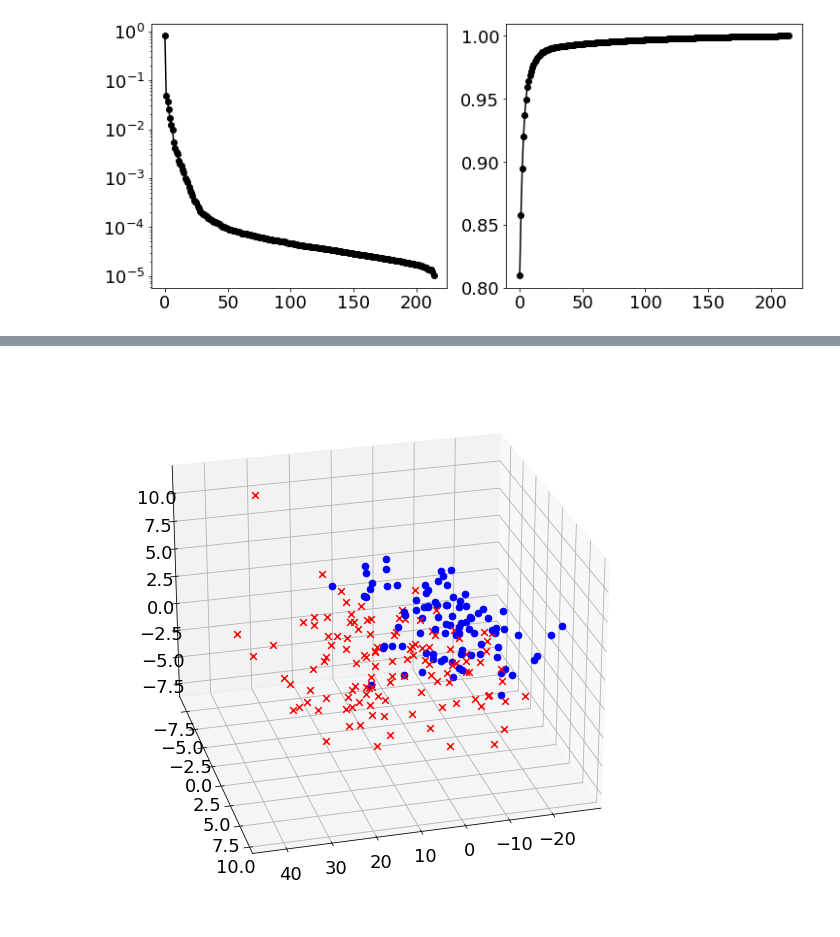
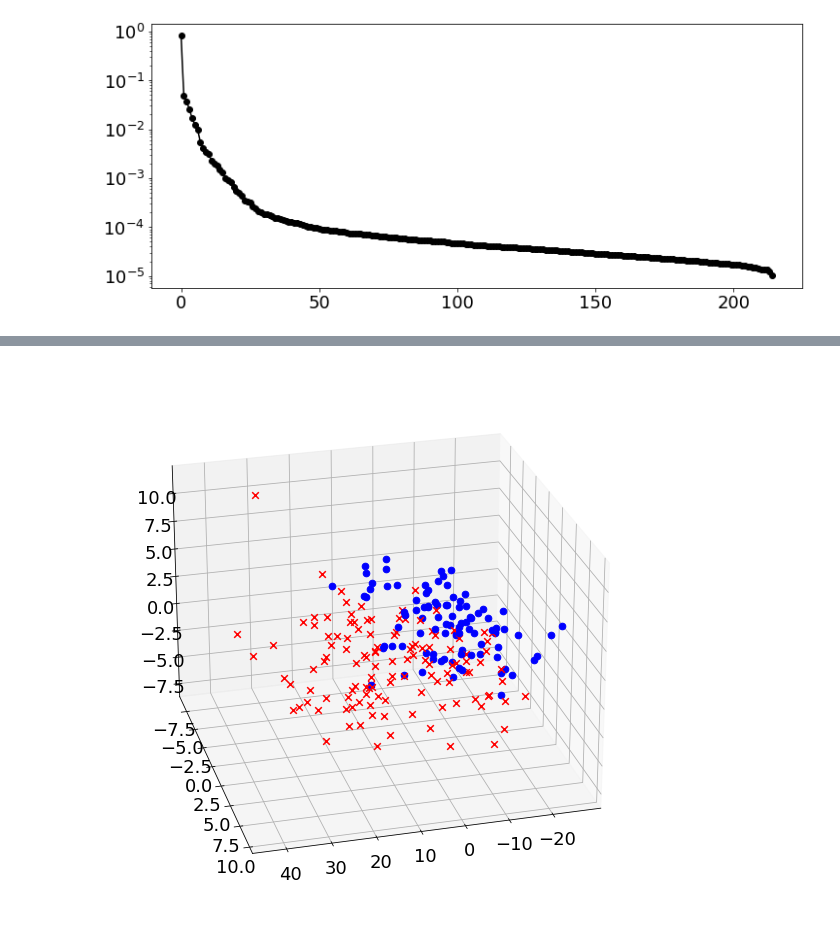
Before and after one commit to cedric-uden/Dimensionality-Reduction, a Jupyter notebook: notebooks/SVD-Visualization.ipynb, the cells around one changed output, grey strips where cells are left out. Cells and saved outputs as stored; diff of their text form; code cells hidden in the pictures.

Commit message:
split the graphs into 2 files to be saved

```diff
--- a/notebooks/SVD-Visualization.ipynb
+++ b/notebooks/SVD-Visualization.ipynb
@@ -17,16 +17,13 @@ label.pop();  # last value is empty
 # %%
 pca = PCA()
 pca.fit_transform(data)
 
 var = pca.explained_variance_ratio_
 var = np.delete(var, -1)
 
 fig1 = plt.figure()
-ax1 = fig1.add_subplot(121)
+ax1 = fig1.add_subplot(111)
 ax1.semilogy(var, '-o', color='k')
-ax2 = fig1.add_subplot(122)
-ax2.plot(np.cumsum(var) / np.sum(var), '-o', color='k')
-
 plt.show()
 # %% [output]
-[figure, old version]
+[figure, new version]
```
Also changed, not shown: parts of 1 cell of this notebook.
